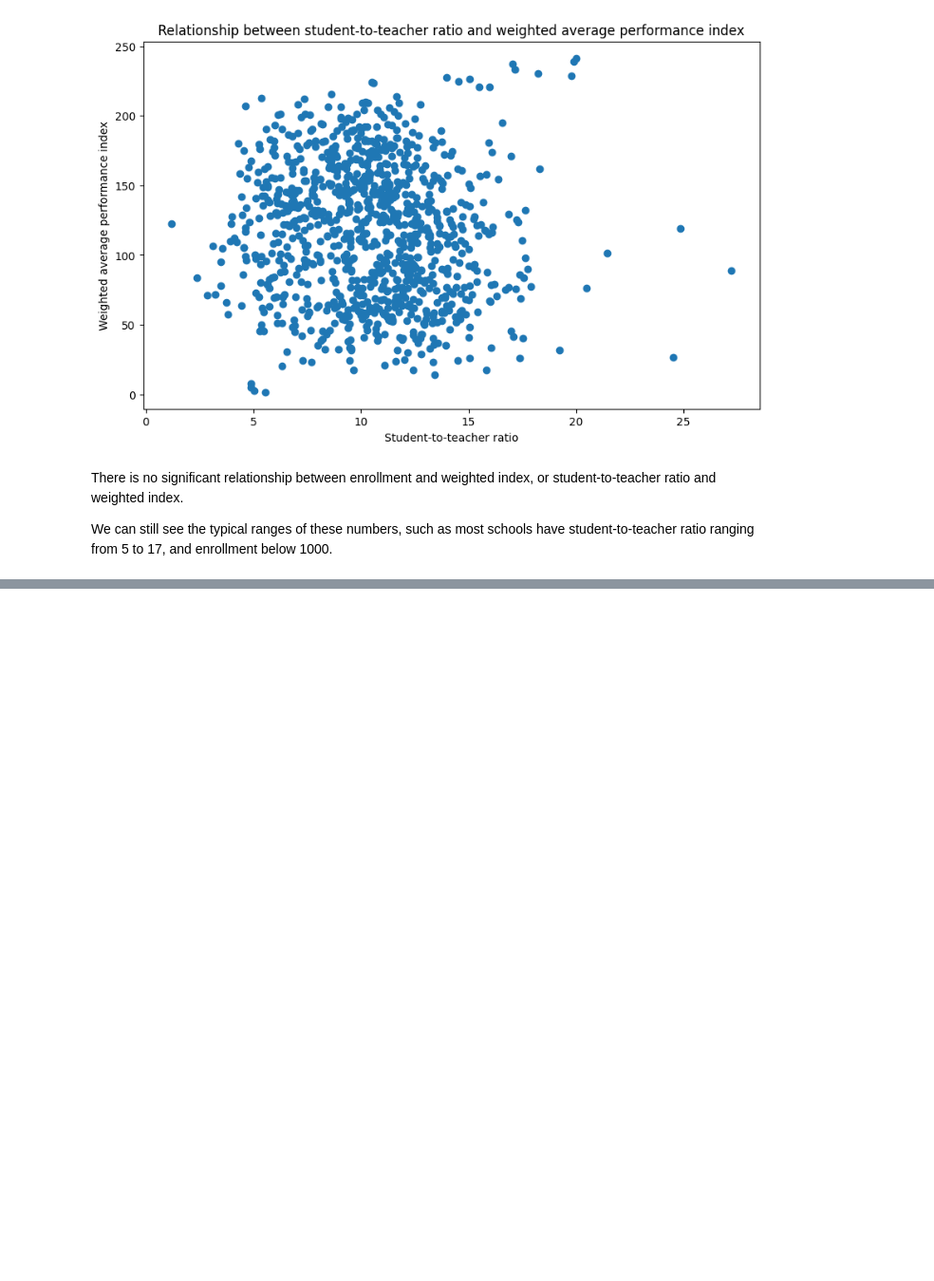
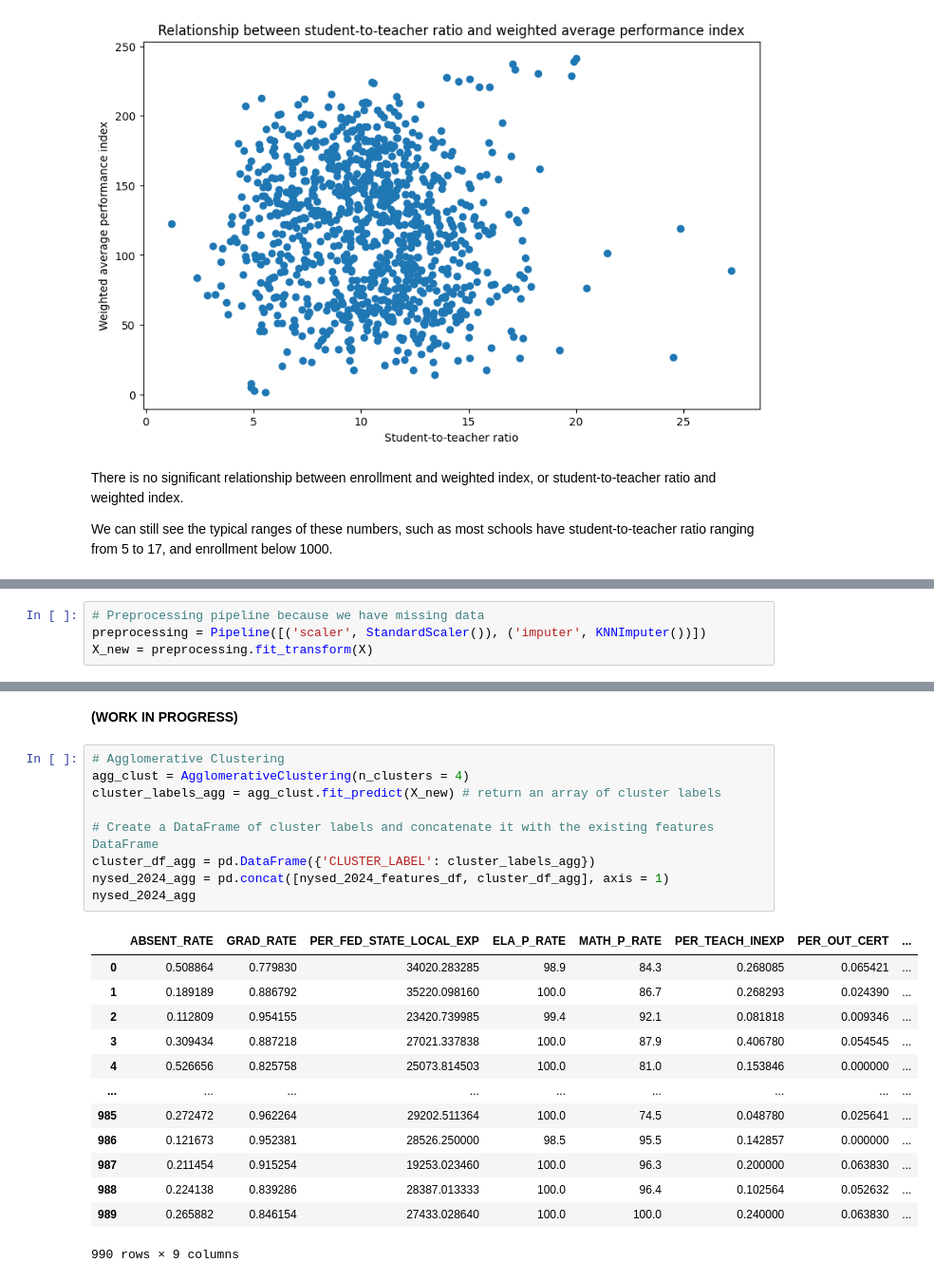
Before and after one commit to thaianle/nysed-2024, a Jupyter notebook: nysed_modeling.ipynb, the cells around one changed output, grey strips where cells are left out. Shown at 95% size. Saved outputs shown, nothing was run; the diff lists cells and outputs as text; blank space fills up the shorter version.

```diff
--- a/nysed_modeling.ipynb
+++ b/nysed_modeling.ipynb
@@ -435,0 +486,4 @@ We can still see the typical ranges of these numbers, such as most schools have
+# %%
+# Preprocessing pipeline because we have missing data
+preprocessing = Pipeline([('scaler', StandardScaler()), ('imputer', KNNImputer())])
+X_new = preprocessing.fit_transform(X)
@@ -435,0 +520,25 @@ We can still see the typical ranges of these numbers, such as most schools have
+# %% [markdown]
+**(WORK IN PROGRESS)**
+# %%
+# Agglomerative Clustering
+agg_clust = AgglomerativeClustering(n_clusters = 4)
+cluster_labels_agg = agg_clust.fit_predict(X_new) # return an array of cluster labels
+
+# Create a DataFrame of cluster labels and concatenate it with the existing features DataFrame
+cluster_df_agg = pd.DataFrame({'CLUSTER_LABEL': cluster_labels_agg})
+nysed_2024_agg = pd.concat([nysed_2024_features_df, cluster_df_agg], axis = 1)
+nysed_2024_agg
+# %% [output]
+|  | ABSENT_RATE | GRAD_RATE | PER_FED_STATE_LOCAL_EXP | ELA_P_RATE | MATH_P_RATE | PER_TEACH_INEXP | PER_OUT_CERT | ... |
+| 0 | 0.508864 | 0.779830 | 34020.283285 | 98.9 | 84.3 | 0.268085 | 0.065421 | ... |
+| 1 | 0.189189 | 0.886792 | 35220.098160 | 100.0 | 86.7 | 0.268293 | 0.024390 | ... |
+| 2 | 0.112809 | 0.954155 | 23420.739985 | 99.4 | 92.1 | 0.081818 | 0.009346 | ... |
+| 3 | 0.309434 | 0.887218 | 27021.337838 | 100.0 | 87.9 | 0.406780 | 0.054545 | ... |
+| 4 | 0.526656 | 0.825758 | 25073.814503 | 100.0 | 81.0 | 0.153846 | 0.000000 | ... |
+| ... | ... | ... | ... | ... | ... | ... | ... | ... |
+| 985 | 0.272472 | 0.962264 | 29202.511364 | 100.0 | 74.5 | 0.048780 | 0.025641 | ... |
+| 986 | 0.121673 | 0.952381 | 28526.250000 | 98.5 | 95.5 | 0.142857 | 0.000000 | ... |
+| 987 | 0.211454 | 0.915254 | 19253.023460 | 100.0 | 96.3 | 0.200000 | 0.063830 | ... |
+| 988 | 0.224138 | 0.839286 | 28387.013333 | 100.0 | 96.4 | 0.102564 | 0.052632 | ... |
+| 989 | 0.265882 | 0.846154 | 27433.028640 | 100.0 | 100.0 | 0.240000 | 0.063830 | ... |
+990 rows × 9 columns
```
Also changed, not shown: parts of 10 cells of this notebook.
